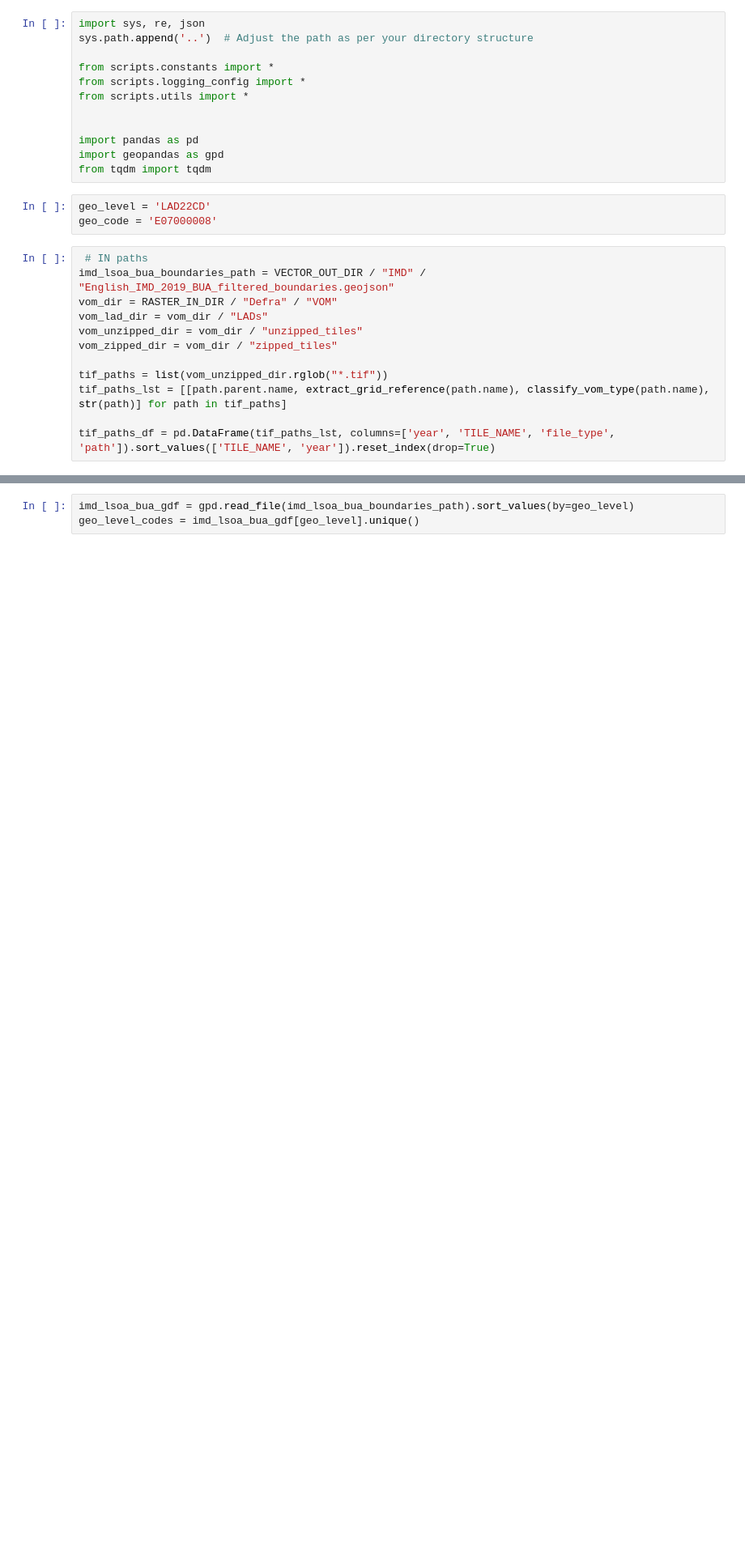
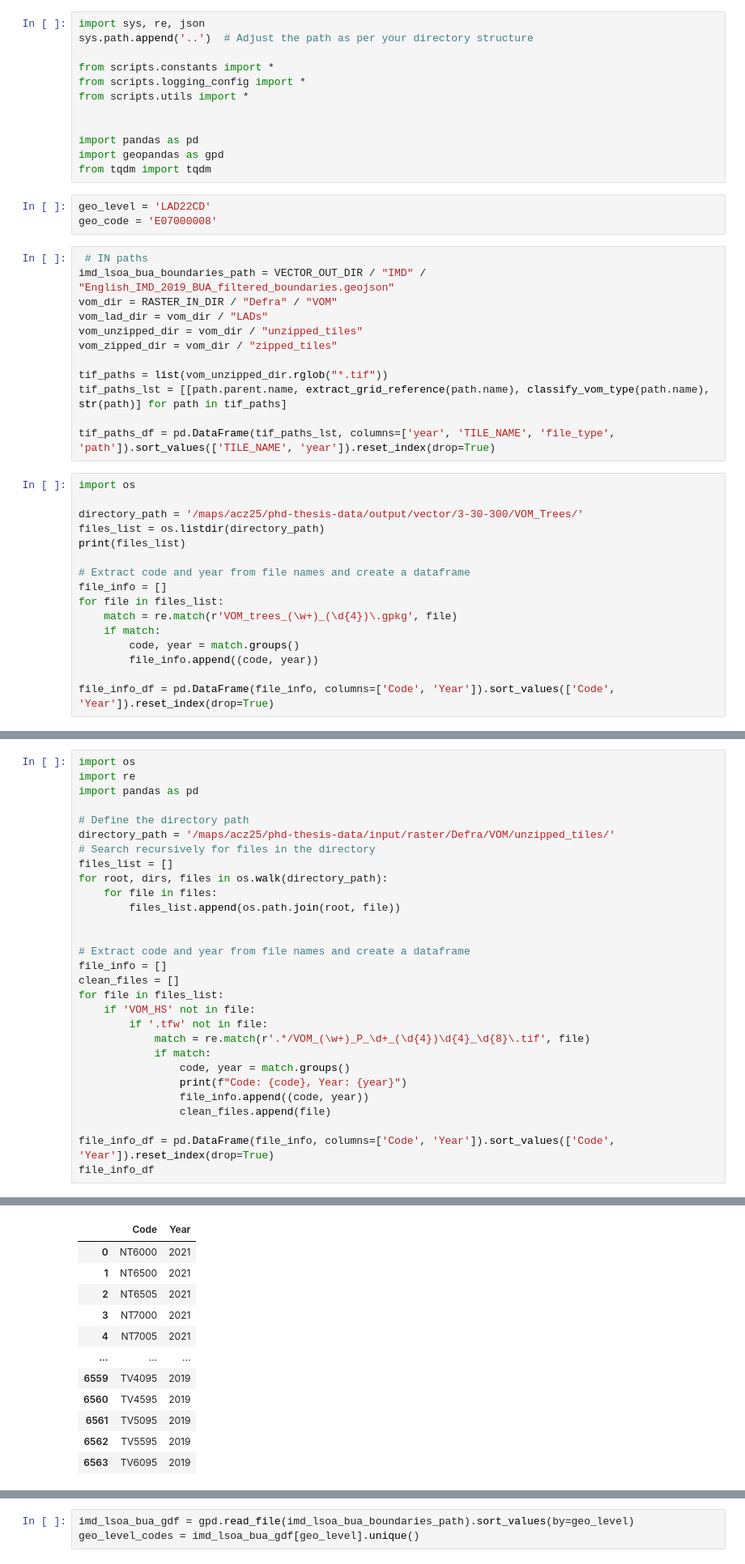
Before and after one commit to sdgresearch/3-30-300-analysis, a Jupyter notebook: notebooks/VOM_processing.ipynb, the cells around one changed output, grey strips where cells are left out. Shown at 81% size. Drawn from its saved outputs; the diff is of its cells as text; blank space fills up the shorter version.

```diff
--- a/notebooks/VOM_processing.ipynb
+++ b/notebooks/VOM_processing.ipynb
@@ -25,3 +25,19 @@ tif_paths = list(vom_unzipped_dir.rglob("*.tif"))
 tif_paths_lst = [[path.parent.name, extract_grid_reference(path.name), classify_vom_type(path.name), str(path)] for path in tif_paths]
 
 tif_paths_df = pd.DataFrame(tif_paths_lst, columns=['year', 'TILE_NAME', 'file_type', 'path']).sort_values(['TILE_NAME', 'year']).reset_index(drop=True)
+# %%
+import os
+
+directory_path = '/maps/acz25/phd-thesis-data/output/vector/3-30-300/VOM_Trees/'
+files_list = os.listdir(directory_path)
+print(files_list)
+
+# Extract code and year from file names and create a dataframe
+file_info = []
+for file in files_list:
+    match = re.match(r'VOM_trees_(\w+)_(\d{4})\.gpkg', file)
+    if match:
+        code, year = match.groups()
+        file_info.append((code, year))
+
+file_info_df = pd.DataFrame(file_info, columns=['Code', 'Year']).sort_values(['Code', 'Year']).reset_index(drop=True)
@@ -27,0 +46,30 @@ tif_paths_df = pd.DataFrame(tif_paths_lst, columns=['year', 'TILE_NAME', 'file_t
+# %%
+import os
+import re
+import pandas as pd
+
+# Define the directory path
+directory_path = '/maps/acz25/phd-thesis-data/input/raster/Defra/VOM/unzipped_tiles/'
+# Search recursively for files in the directory
+files_list = []
+for root, dirs, files in os.walk(directory_path):
+    for file in files:
+        files_list.append(os.path.join(root, file))
+
+
+# Extract code and year from file names and create a dataframe
+file_info = []
+clean_files = []
+for file in files_list:
+    if 'VOM_HS' not in file:
+        if '.tfw' not in file:
+            match = re.match(r'.*/VOM_(\w+)_P_\d+_(\d{4})\d{4}_\d{8}\.tif', file)
+            if match:
+                code, year = match.groups()
+                print(f"Code: {code}, Year: {year}")
+                file_info.append((code, year))
+                clean_files.append(file)
+
+file_info_df = pd.DataFrame(file_info, columns=['Code', 'Year']).sort_values(['Code', 'Year']).reset_index(drop=True)
+file_info_df
+# %% [output]
@@ -27,0 +93,12 @@ tif_paths_df = pd.DataFrame(tif_paths_lst, columns=['year', 'TILE_NAME', 'file_t
+|  | Code | Year |
+| 0 | NT6000 | 2021 |
+| 1 | NT6500 | 2021 |
+| 2 | NT6505 | 2021 |
+| 3 | NT7000 | 2021 |
+| 4 | NT7005 | 2021 |
+| ... | ... | ... |
+| 6559 | TV4095 | 2019 |
+| 6560 | TV4595 | 2019 |
+| 6561 | TV5095 | 2019 |
+| 6562 | TV5595 | 2019 |
+| 6563 | TV6095 | 2019 |
```
Also changed, not shown: parts of 9 cells of this notebook, 3 other files.
